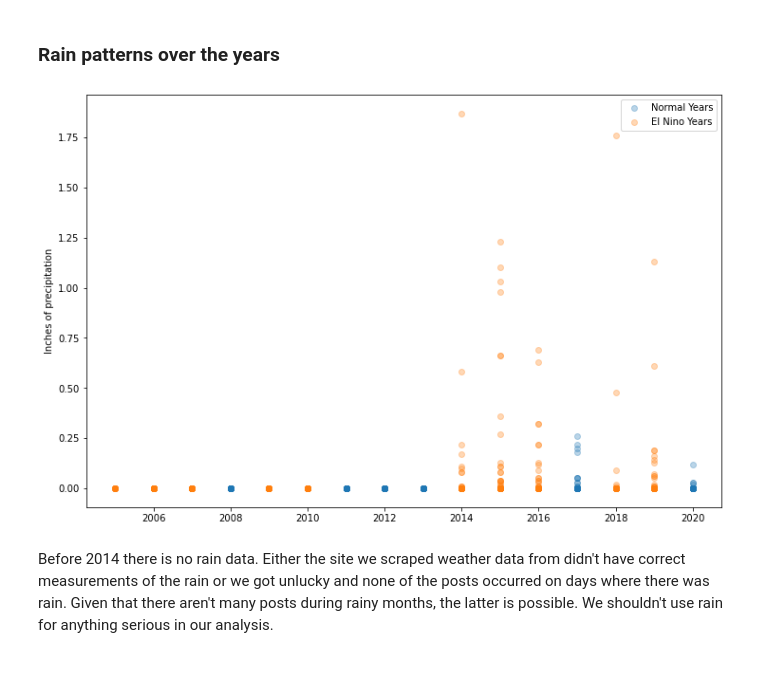
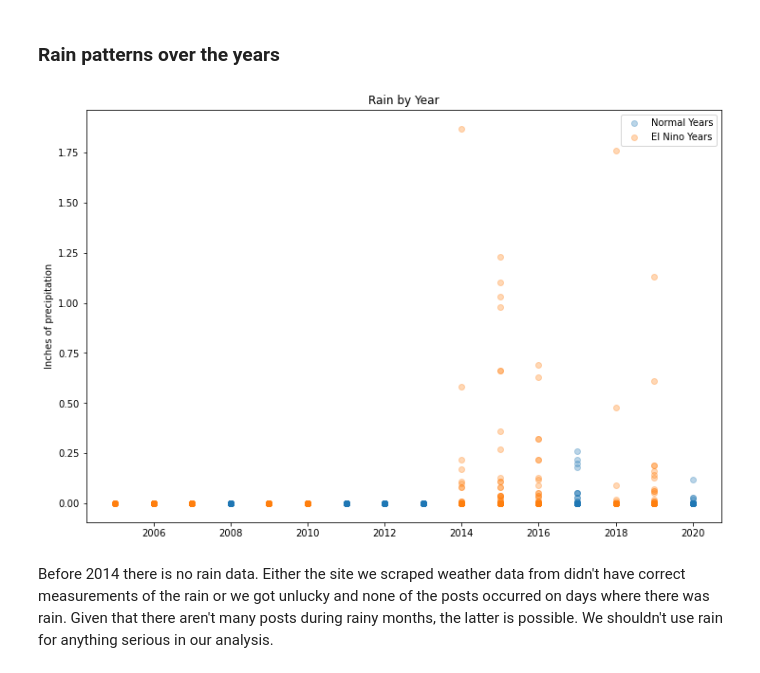
Before and after one commit to Mlawrence95/sportfishing-hauls-scraper, a Jupyter notebook: analysis.ipynb, the cells around one changed output. Drawn from its saved outputs; the diff is of its cells as text; code cells hidden in the pictures.

```diff
--- a/analysis.ipynb
+++ b/analysis.ipynb
@@ -203,15 +213,16 @@ Though posts aren't necessarily equivalent to business activity, this plot sugge
 # %%
 plt.figure(figsize=(12, 8))
 norm_years = fishing_data.loc[~fishing_data.elnino]
 nino_years = fishing_data.loc[fishing_data.elnino]
 
 plt.scatter(norm_years.date_posted.dt.year, norm_years.inches_precip, alpha=0.3, label='Normal Years')
 plt.scatter(nino_years.date_posted.dt.year, nino_years.inches_precip, alpha=0.3, label='El Nino Years')
 
 plt.ylabel("Inches of precipitation");
+plt.title("Rain by Year")
 plt.legend();
 # %% [output]
-[figure, old version]
+[figure, new version]
 # %% [markdown]
 Before 2014 there is no rain data. Either the site we scraped weather data from didn't have correct measurements of the rain or we got unlucky and none of the posts occurred on days where there was rain. Given that there aren't many posts during rainy months, the latter is possible. We shouldn't use rain for anything serious in our analysis.
 # %% [markdown]
```
Also changed, not shown: parts of 24 cells of this notebook, 9 other files.
